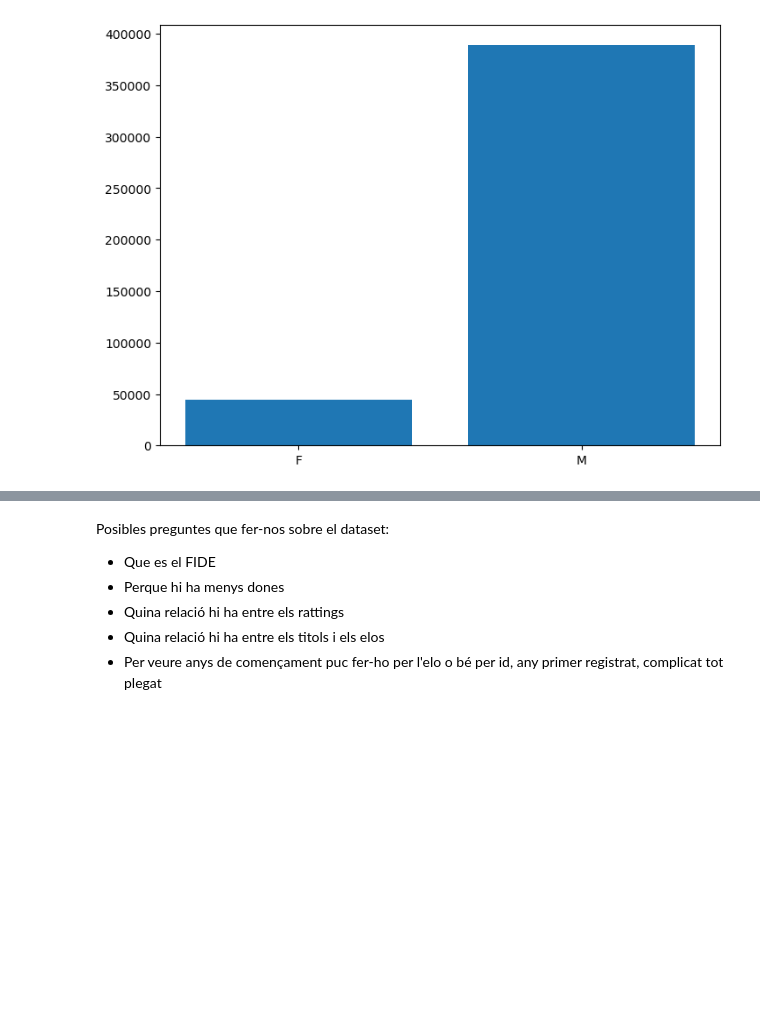
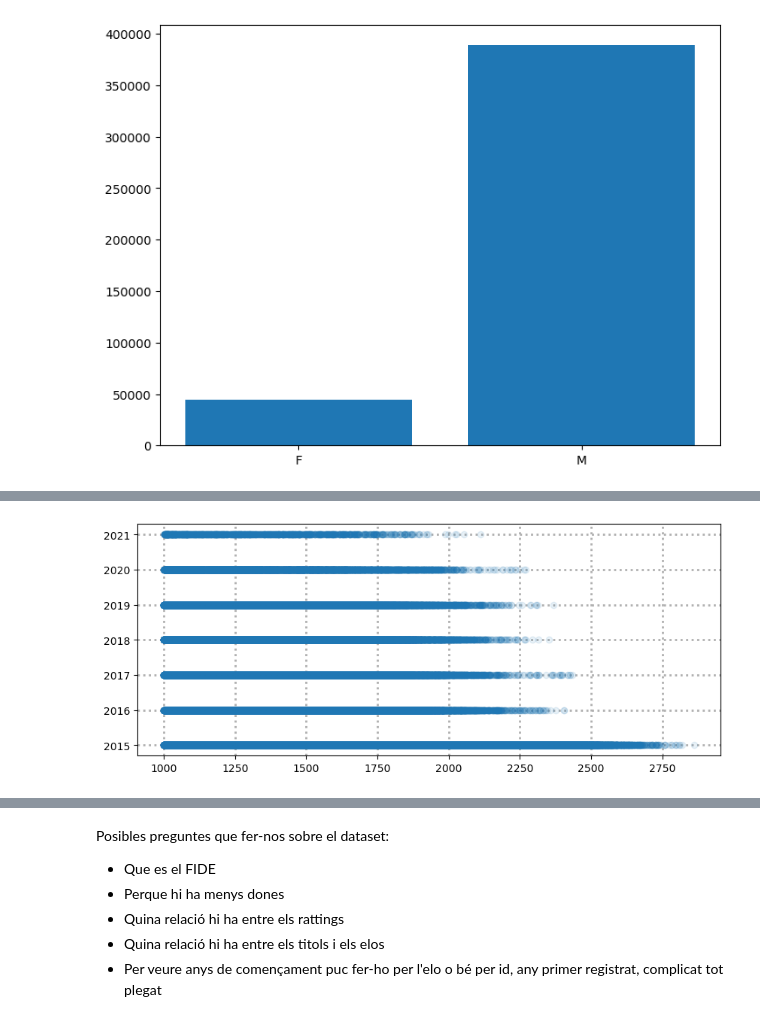
Before and after one commit to Itziar01/Kaggle-Chess-FIDE-Ratings, a Jupyter notebook: Untitled.ipynb, the cells around one changed output, grey strips where cells are left out. Cells and saved outputs as stored; diff of their text form; code cells hidden in the pictures; blank space fills up the shorter version.

```diff
--- a/Untitled.ipynb
+++ b/Untitled.ipynb
@@ -98,0 +154,7 @@ plt.show()
+# %%
+plt.plot(players_begin['rating_standard'], players_begin['year'], 'o', alpha=0.1)
+plt.grid(linestyle=':', linewidth=2)
+plt.rcParams["figure.figsize"] = (10, 4)
+plt.show()
+# %% [output]
+[figure, added]
```
Also changed, not shown: parts of 7 cells of this notebook.
